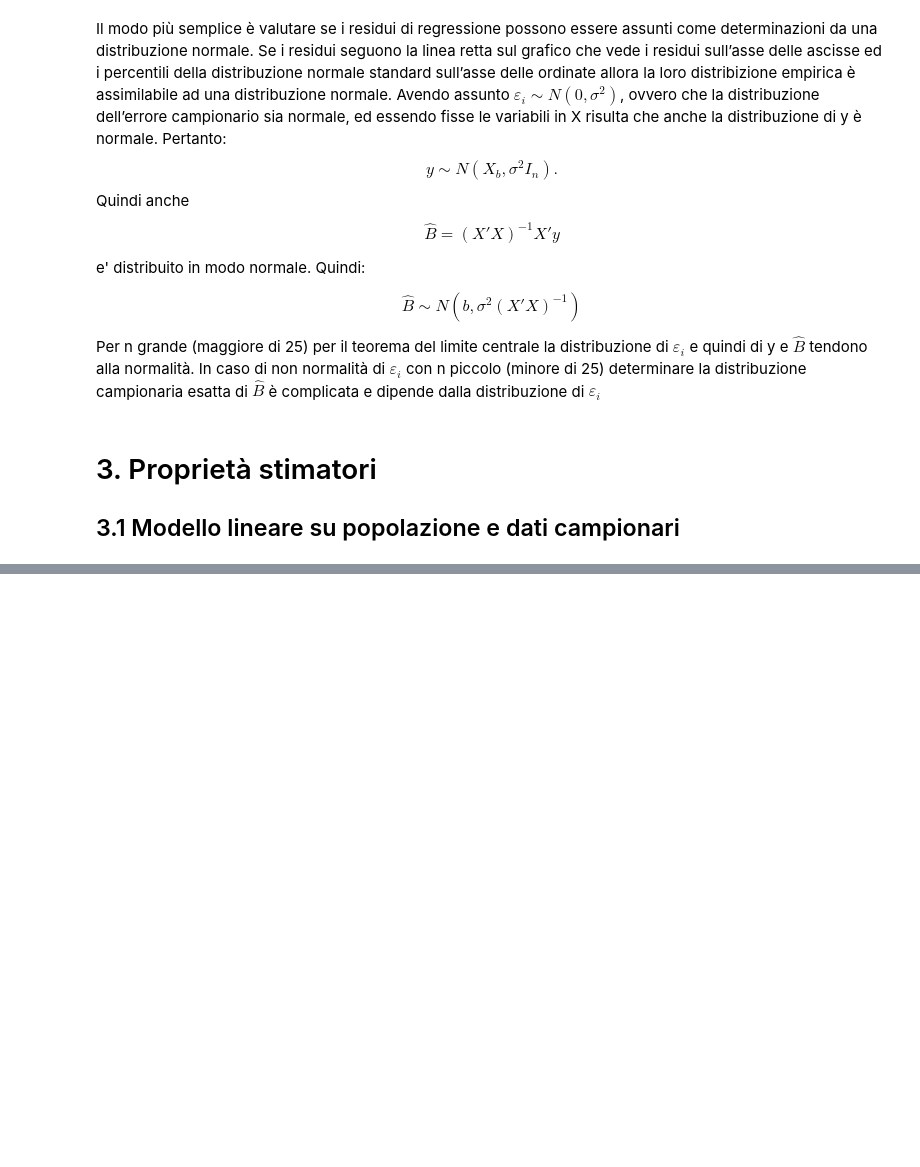
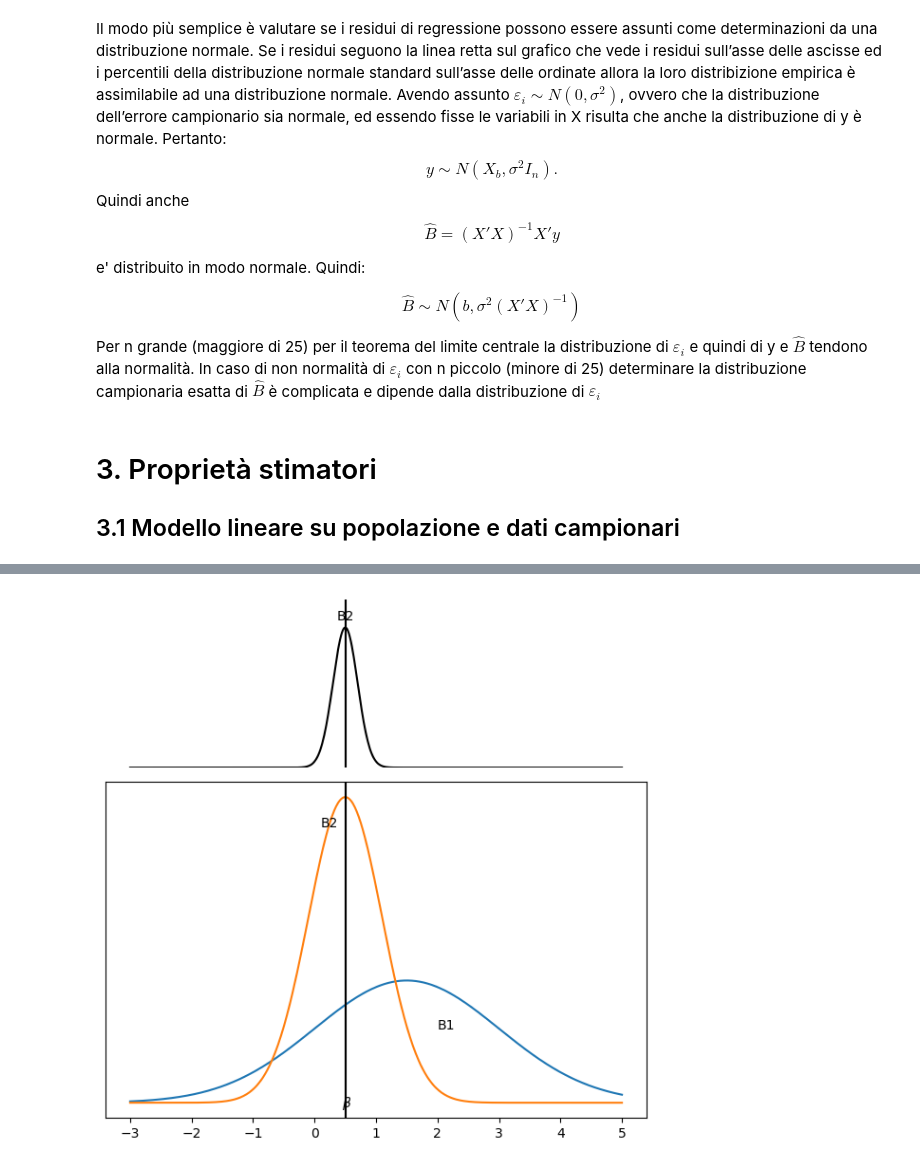
Before and after one commit to NikolayNikolaev1982/GzLM, a Jupyter notebook: GzLM_Parte_1_A.ipynb, the cells around one changed output, grey strips where cells are left out. Saved outputs shown, nothing was run; the diff lists cells and outputs as text; code cells hidden in the pictures; blank space fills up the shorter version.

```diff
--- a/GzLM_Parte_1_A.ipynb
+++ b/GzLM_Parte_1_A.ipynb
@@ -563,0 +608,42 @@ Per n grande (maggiore di 25) per il teorema del limite centrale la distribuzion
+# %%
+import numpy as np
+import matplotlib.pyplot as plt
+from scipy.stats import norm
+
+# Intervallo per β
+beta = np.linspace(-3, 5, 500)
+
+# Parametri per le distribuzioni
+mu1, sigma1 = 1.5, 1.5  # B1 più larga (picco più basso)
+mu2, sigma2 = 0.5, 0.6  # B2 più stretta (picco più alto)
+mu3, sigma3 = 0.5, 0.2  # B2 più stretta nel grafico superiore
+
+# Densità
+B1 = norm.pdf(beta, mu1, sigma1)
+B2 = norm.pdf(beta, mu2, sigma2)
+B2_top = norm.pdf(beta, mu3, sigma3)
+
+# Crea la figura con due grafici sovrapposti
+fig, (ax_top, ax_bottom) = plt.subplots(2, 1, figsize=(6, 6), gridspec_kw={'height_ratios': [1, 2]})
+
+# --- Grafico superiore: B2 più stretta ---
+ax_top.plot(beta, B2_top, color='black')
+ax_top.axvline(x=mu2, color='black')
+ax_top.text(mu2, max(B2_top)*1.05, 'B2', ha='center')
+ax_top.set_ylim(0, max(B2_top)*1.2)
+ax_top.axis('off')
+
+# --- Grafico inferiore: B1 e B2 ---
+ax_bottom.plot(beta, B1, label='B1')
+ax_bottom.plot(beta, B2, label='B2')
+ax_bottom.axvline(x=mu2, color='black')
+ax_bottom.text(mu1 + 0.5, max(B1)*0.6, 'B1')
+ax_bottom.text(mu2 - 0.4, max(B2)*0.9, 'B2')
+ax_bottom.text(mu2 - 0.05, -0.01, r'$\beta$')
+ax_bottom.get_yaxis().set_visible(False)
+
+# Layout compatto
+plt.tight_layout()
+plt.show()
+# %% [output]
+[figure, added]
```
Also changed, not shown: parts of 12 cells of this notebook.
